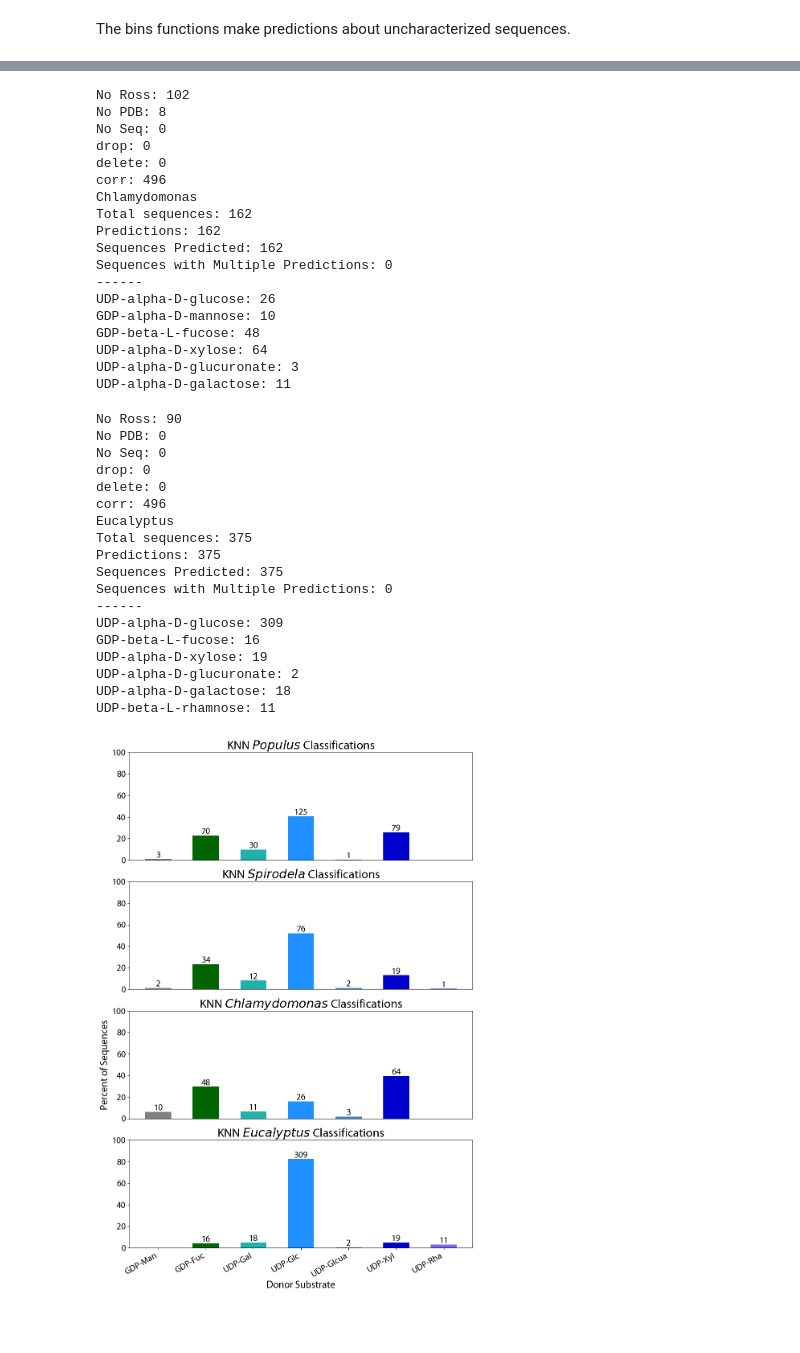
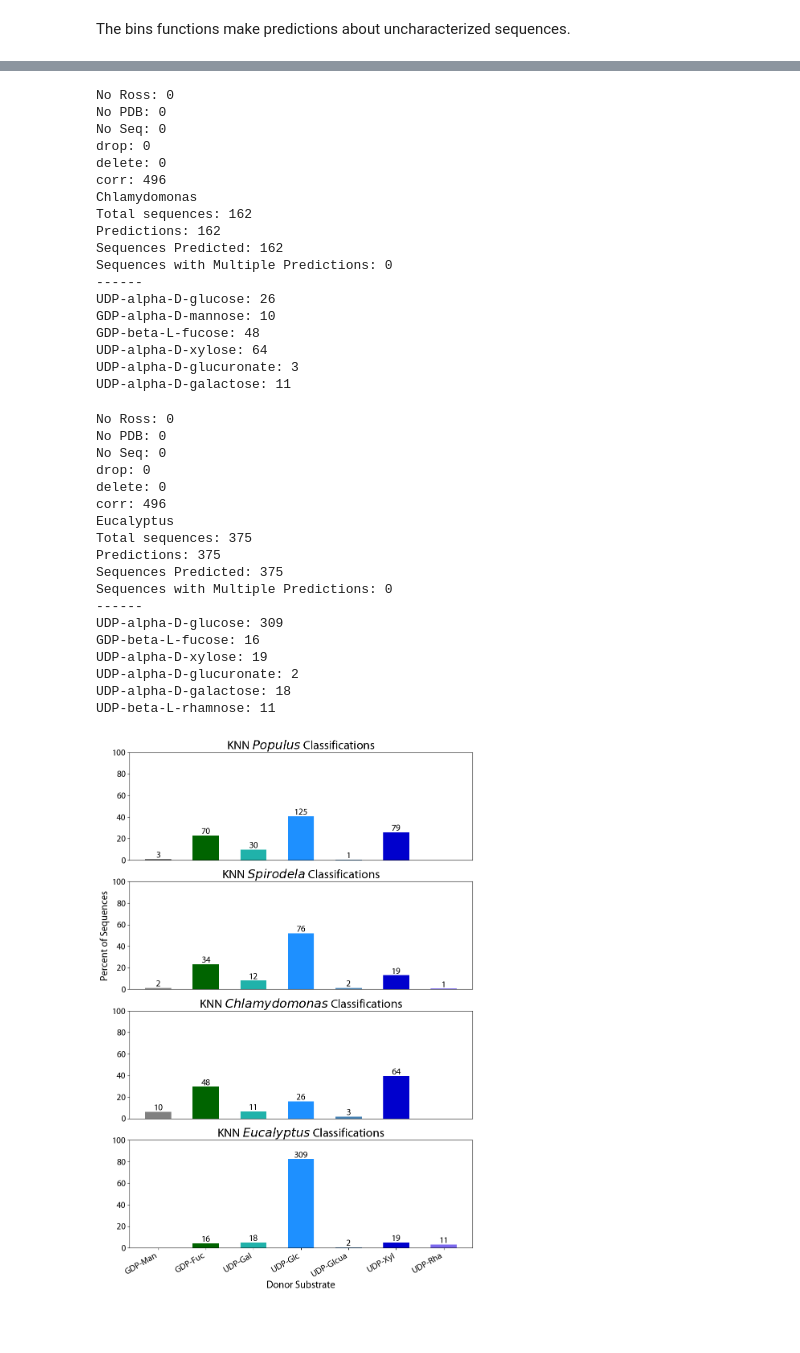
Before and after one commit to samihennen/GTB_Substrate_Prediction, a Jupyter notebook: GTB.ipynb, the cells around one changed output, grey strips where cells are left out. Saved outputs shown, nothing was run; the diff lists cells and outputs as text; code cells hidden in the pictures.

```diff
--- a/GTB.ipynb
+++ b/GTB.ipynb
@@ -1140,7 +1140,7 @@ def evaluate(model,df_test,columns,verbose,label_num,mcc=False,mcc_output = Fals
 # %% [markdown]
 The bins function classifies uncharacterized sequences, without substrate labels. The bins function will count the predictions per label, and then print this to a bar graph. If verbose == true, it will print the exact numbers for each label.
 # %%
-def bins(df,model,model_col,files,label_num,species_list,delete,to_drop,test=pd.DataFrame(),verbose=False,model_type="RF"):
+def bins(df,model,model_col,files,label_num,delete,to_drop,test=pd.DataFrame(),verbose=False,model_type="RF"):
     fig, ax = plt.subplots(len(files),1,figsize=(11,4*len(files)))
     if len(files) == 1:
         ax=[ax]
@@ -1149,6 +1149,7 @@ def bins(df,model,model_col,files,label_num,species_list,delete,to_drop,test=pd.
 
 
     label_num_reverse={label_num[i]:i for i in label_num.keys()}
+    species_list=[i.split(".csv")[0].split("/")[-1].title() for i in files]
     for num,file in enumerate(files):
         famdict={}
         famnum_dict={}
@@ -1663,5 +1664,5 @@ The identity function filters sequences out of the test datset with identity sco
 # %% [markdown]
 The bins functions make predictions about uncharacterized sequences.
 # %%
-bins(df,KNN,knn_col,["Data/CSV_Files/populus.csv","Data/CSV_Files/spirodela.csv","Data/CSV_Files/chlamydomonas.csv","Data/CSV_Files/eucalyptus.csv"],label_num,["Populus","Spirodela","Chlamydomonas","Eucalyptus"],delete,to_drop,df_test,verbose=True,model_type="KNN")
+bins(df,KNN,knn_col,["Data/CSV_Files/populus.csv","Data/CSV_Files/spirodela.csv","Data/CSV_Files/chlamydomonas.csv","Data/CSV_Files/eucalyptus.csv"],label_num,delete,to_drop,df_test,verbose=True,model_type="KNN")
 # %% [output]
@@ -1702,42 +1703,42 @@ UDP-alpha-D-xylose: 19
 UDP-alpha-D-glucuronate: 2
 UDP-alpha-D-galactose: 12
 UDP-beta-L-rhamnose: 1
-No Ross: 102
-No PDB: 8
+No Ross: 0
+No PDB: 0
 No Seq: 0
 drop: 0
 delete: 0
 corr: 496
 Chlamydomonas
 Total sequences: 162
 Predictions: 162
 Sequences Predicted: 162
 Sequences with Multiple Predictions: 0
 ------
 UDP-alpha-D-glucose: 26
 GDP-alpha-D-mannose: 10
 GDP-beta-L-fucose: 48
 UDP-alpha-D-xylose: 64
 UDP-alpha-D-glucuronate: 3
 UDP-alpha-D-galactose: 11
-No Ross: 90
+No Ross: 0
 No PDB: 0
 No Seq: 0
 drop: 0
 delete: 0
 corr: 496
 Eucalyptus
 Total sequences: 375
 Predictions: 375
 Sequences Predicted: 375
 Sequences with Multiple Predictions: 0
 ------
 UDP-alpha-D-glucose: 309
 GDP-beta-L-fucose: 16
 UDP-alpha-D-xylose: 19
 UDP-alpha-D-glucuronate: 2
 UDP-alpha-D-galactose: 18
 UDP-beta-L-rhamnose: 11
-[figure, old version]
+[figure, new version]
 # %% [markdown]
 #
```
Also changed, not shown: parts of 1 cell of this notebook.
